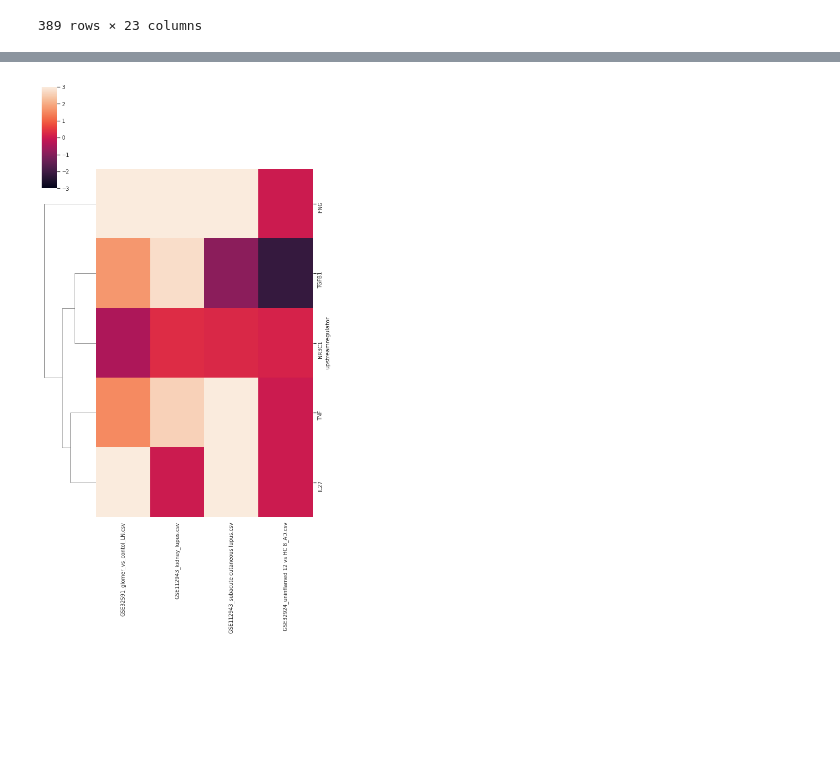
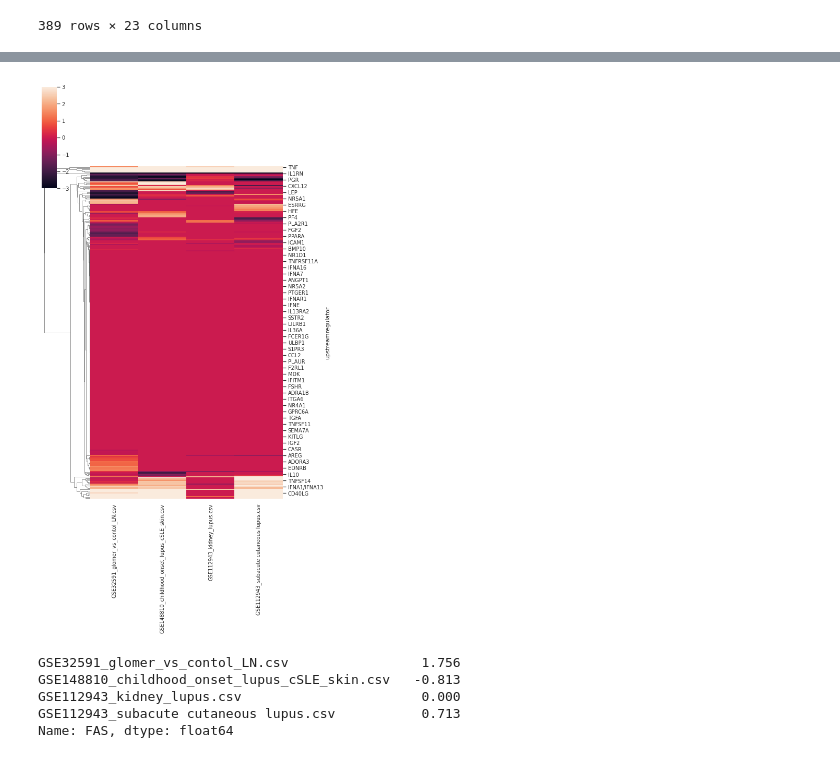
Before and after one commit to SDTC-CPMed/multi-organ_DigiTwin, a Jupyter notebook: Python/lupus_heatmap.ipynb, the cells around one changed output, grey strips where cells are left out. Saved outputs shown, nothing was run; the diff lists cells and outputs as text; code cells hidden in the pictures; blank space fills up the shorter version.

```diff
--- a/Python/lupus_heatmap.ipynb
+++ b/Python/lupus_heatmap.ipynb
@@ -167,21 +189,29 @@ URs_all_diseases
 # %%
 Datasets_Inf = z_scores_Inf[z_scores_Inf.index.isin(np.concatenate(dataset_genes))]
 Datasets_Noninf = z_scores_Noninf[z_scores_Noninf.index.isin(np.concatenate(dataset_genes))]
 
 summary = pd.concat((Datasets_Inf, Datasets_Noninf), axis = 1)
 summary = summary.fillna(0)
 summary = summary[summary.sum(axis = 1) != 0]
-summary = summary[summary.columns[[8,20,21,22]]]
-summary = summary.loc[URs_all_diseases.sort_values(by = 'lupus_active')[:5]['UR']]
+summary = summary[summary.columns[[8,19,20,21]]]
+#summary = summary.loc[URs_all_diseases.sort_values(by = 'lupus_active')[:5]['UR']]
 
 
 
 
 sns.set(font_scale=0.9)
 result = sns.clustermap(summary, vmin = -3, vmax = 3, col_cluster=False, figsize=(8, 15))
 ax = result.ax_heatmap
 # %% [output]
-[figure, old version]
+[figure, new version]
+# %%
+summary.loc['FAS']
+# %% [output]
+GSE32591_glomer_vs_contol_LN.csv                 1.756
+GSE148810_childhood_onset_lupus_cSLE_skin.csv   -0.813
+GSE112943_kidney_lupus.csv                       0.000
+GSE112943_subacute cutaneous lupus.csv           0.713
+Name: FAS, dtype: float64
 # %%
 Datasets_Inf = logFC_Inf[logFC_Inf.index.isin(np.concatenate(dataset_genes))]
 Datasets_Noninf = logFC_Noninf[logFC_Noninf.index.isin(np.concatenate(dataset_genes))]
```
Also changed, not shown: parts of 3 cells of this notebook, 6 other files.
